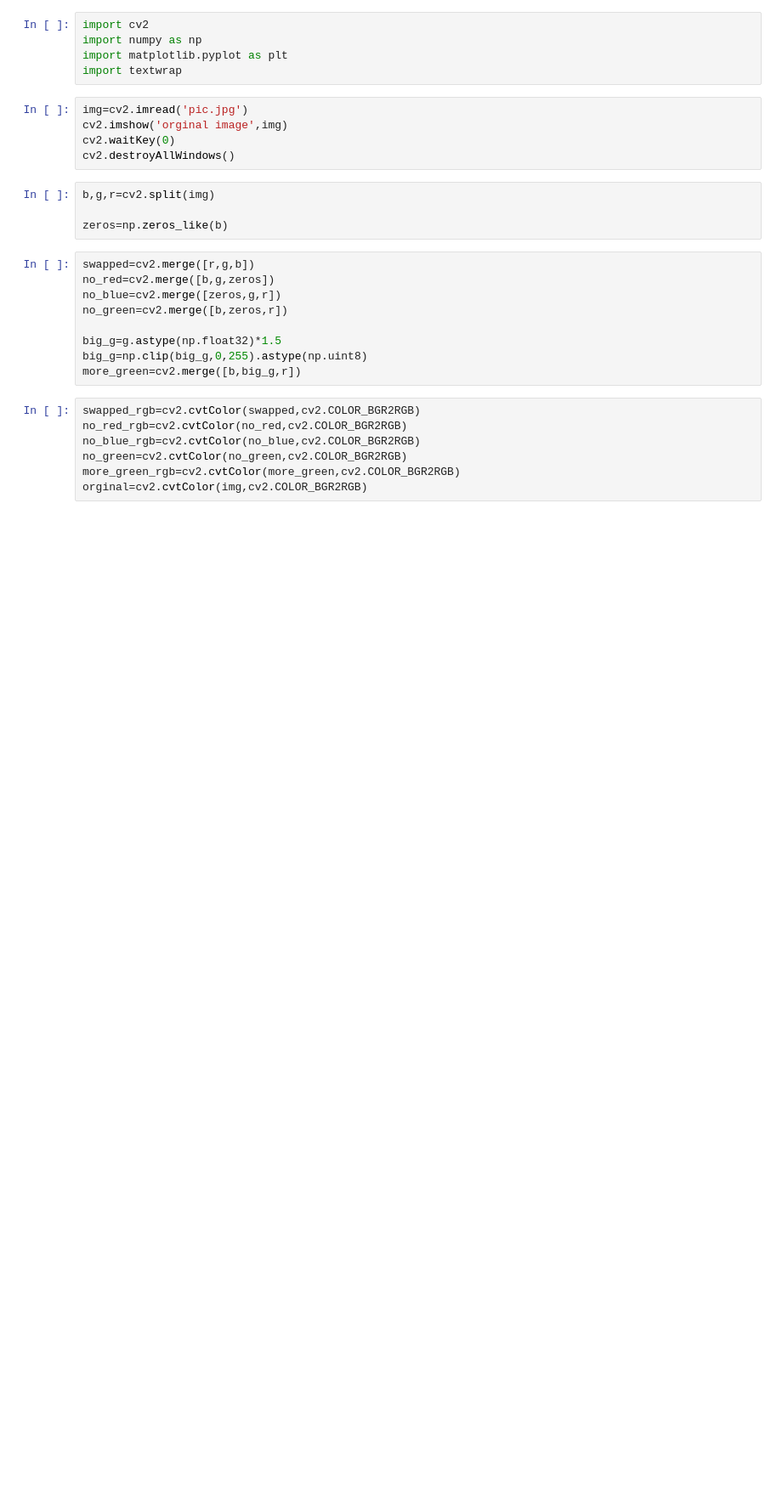
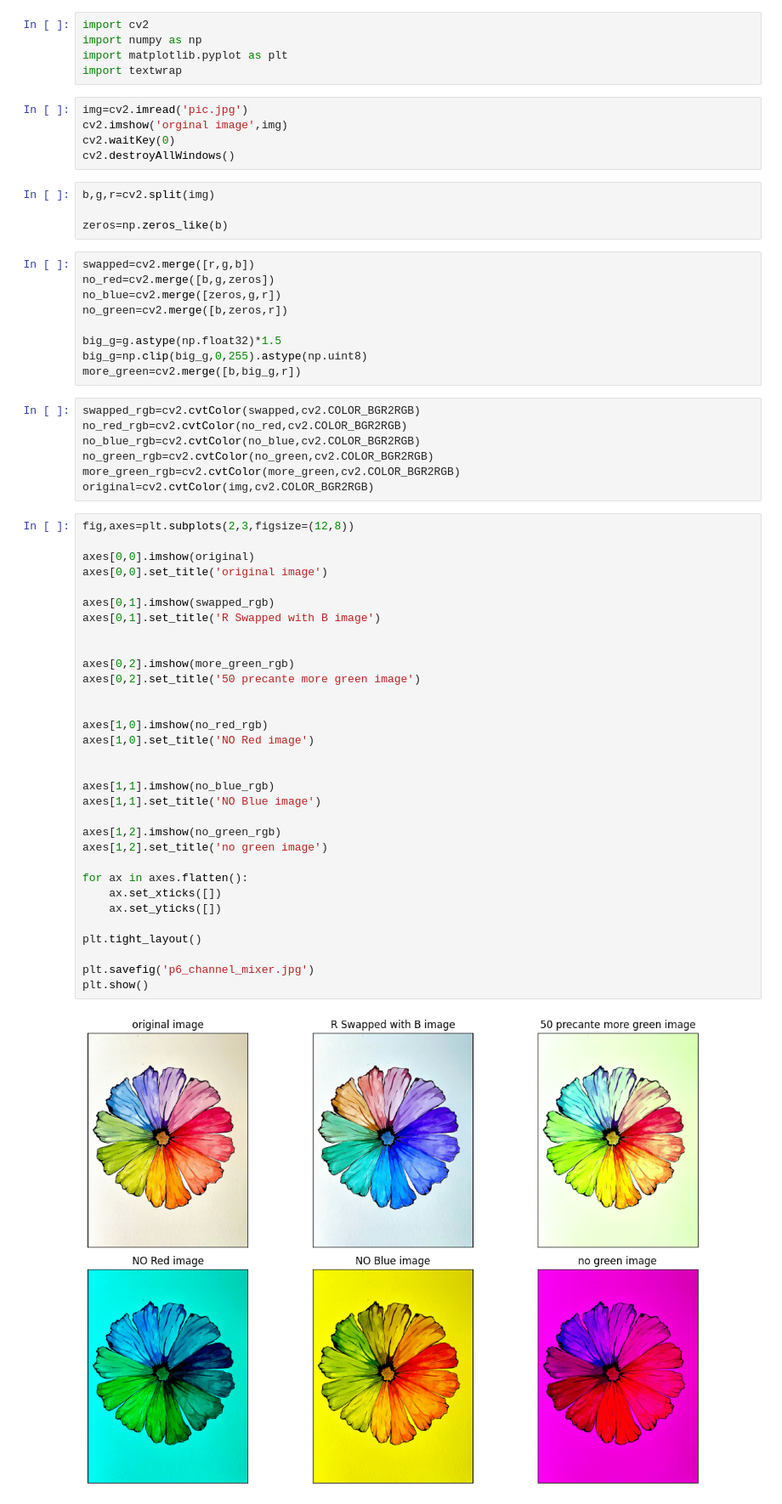
Before and after one commit to sara12359/computer-vision-projects, a Jupyter notebook: computer vision practice/individual/p6/p6.ipynb, the cells around one changed output. Shown at 85% size. Cells and saved outputs as stored; diff of their text form; blank space fills up the shorter version.

```diff
--- a/computer vision practice/individual/p6/p6.ipynb
+++ b/computer vision practice/individual/p6/p6.ipynb
@@ -25,6 +25,40 @@ more_green=cv2.merge([b,big_g,r])
 swapped_rgb=cv2.cvtColor(swapped,cv2.COLOR_BGR2RGB)
 no_red_rgb=cv2.cvtColor(no_red,cv2.COLOR_BGR2RGB)
 no_blue_rgb=cv2.cvtColor(no_blue,cv2.COLOR_BGR2RGB)
-no_green=cv2.cvtColor(no_green,cv2.COLOR_BGR2RGB)
+no_green_rgb=cv2.cvtColor(no_green,cv2.COLOR_BGR2RGB)
 more_green_rgb=cv2.cvtColor(more_green,cv2.COLOR_BGR2RGB)
-orginal=cv2.cvtColor(img,cv2.COLOR_BGR2RGB)
+original=cv2.cvtColor(img,cv2.COLOR_BGR2RGB)
+# %%
+fig,axes=plt.subplots(2,3,figsize=(12,8))
+
+axes[0,0].imshow(original)
+axes[0,0].set_title('original image')
+
+axes[0,1].imshow(swapped_rgb)
+axes[0,1].set_title('R Swapped with B image')
+
+
+axes[0,2].imshow(more_green_rgb)
+axes[0,2].set_title('50 precante more green image')
+
+
+axes[1,0].imshow(no_red_rgb)
+axes[1,0].set_title('NO Red image')
+
+
+axes[1,1].imshow(no_blue_rgb)
+axes[1,1].set_title('NO Blue image')
+
+axes[1,2].imshow(no_green_rgb)
+axes[1,2].set_title('no green image')
+
+for ax in axes.flatten():
+    ax.set_xticks([])
+    ax.set_yticks([])
+
+plt.tight_layout()
+
+plt.savefig('p6_channel_mixer.jpg')
+plt.show()
+# %% [output]
+[figure, added]
```
Also changed, not shown: 1 other file.
